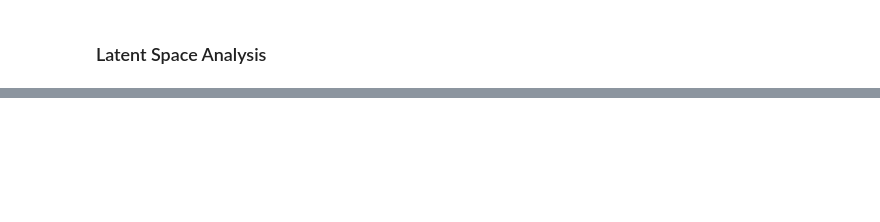
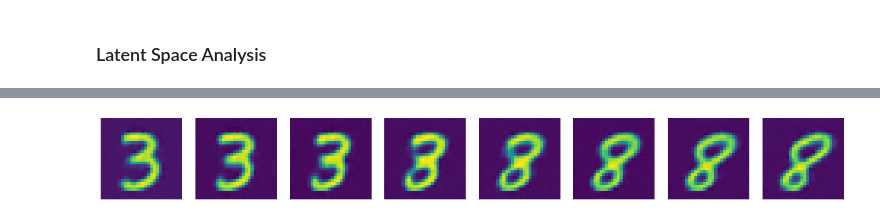
Before and after one commit to b-peters/IANNwTF-homework, a Jupyter notebook: homework08/homework08.ipynb, the cells around one changed output, grey strips where cells are left out. Saved outputs shown, nothing was run; the diff lists cells and outputs as text; code cells hidden in the pictures; blank space fills up the shorter version.

```diff
--- a/homework08/homework08.ipynb
+++ b/homework08/homework08.ipynb
@@ -337,0 +388,30 @@ Test loss: 0.05492602661252022
+# %%
+def plot_examples(data, num_rows, num_cols):
+  """
+  A function to display noisy images of the preprocessed MNIST dataset or their interpolations.
+
+  Arguments:
+  data -- the prepared training or test data
+  num_rows -- denotes the number of rows we want to display
+  num_cols -- denotes the number of columns we want to display
+  """
+  # display images in a plot grid with given number of rows and columns
+  fig, axes = plt.subplots(nrows=num_rows, ncols=num_cols, sharex=True, figsize=(2*num_cols, 2*num_rows))
+  for i, img in enumerate(data):
+    # if there is only one row
+    if num_rows == 1:
+      axes[i].imshow(img)
+      axes[i].axis("off")
+    else:
+      # derive respective row and column for the image
+      row = int(i / num_cols)
+      col = i % num_cols
+      # show image
+      axes[row, col].imshow(img)
+      axes[row, col].axis("off")
+
+  plt.tight_layout()
+  plt.show()
+# %%
+# pull individual images from an image batch in the dataset
+example_imgs = [img.numpy().reshape((28,28)) for img_batch, _ in tsne_data.take(1) for img in img_batch]
@@ -337,0 +423,8 @@ Test loss: 0.05492602661252022
+# %%
+# create a latent representation for respective examples with target 3 and 8
+img_target_3 = autoencoder.encoder.predict(tf.constant(example_imgs[31].reshape(1,28,28,1)))
+img_target_8 = autoencoder.encoder.predict(tf.constant(example_imgs[14].reshape(1,28,28,1)))
+# use the decoder to create predictions with varying degrees of the respective embedding vectors
+interpolated_imgs = [autoencoder.decoder.predict((1-i)*img_target_3 + i*img_target_8) for i in np.linspace(0, 1, 8)]
+# reshape the images so we can plot them
+interpolated_imgs = [img.reshape((28, 28)) for img in interpolated_imgs]
@@ -337,0 +442,5 @@ Test loss: 0.05492602661252022
+# %%
+# plot the interpolated images
+plot_examples(interpolated_imgs, 1, 8)
+# %% [output]
+[figure, added]
```
Also changed, not shown: parts of 13 cells of this notebook.
